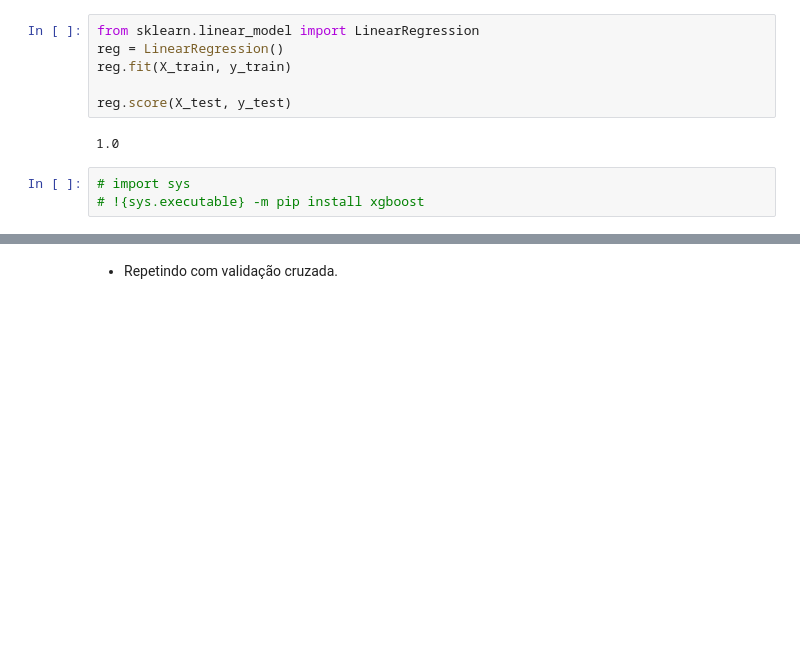
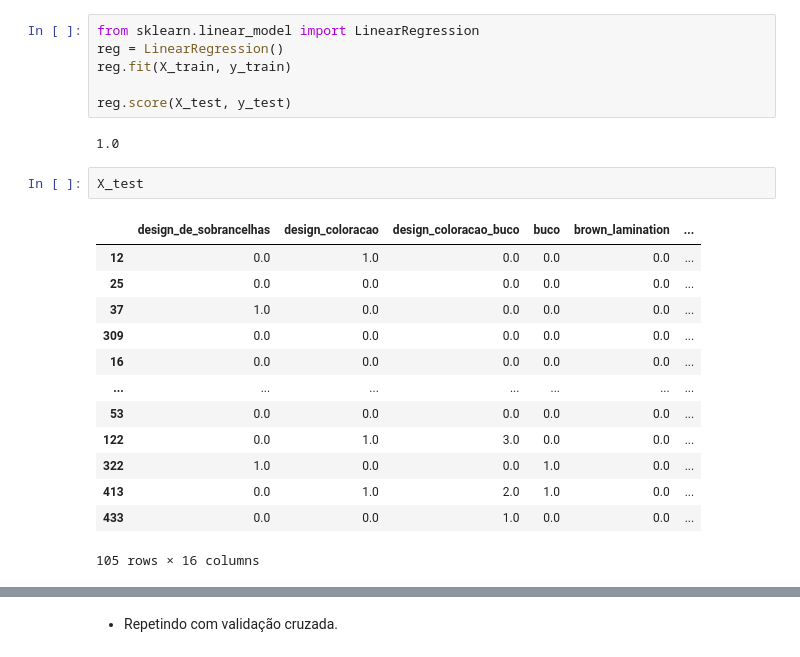
Before and after one commit to robertferro/previsao_faturamento_studio_estetica, a Jupyter notebook: coleta-manipulacao-de-dados.ipynb, the cells around one changed output, grey strips where cells are left out. Drawn from its saved outputs; the diff is of its cells as text; blank space fills up the shorter version.

```diff
--- a/coleta-manipulacao-de-dados.ipynb
+++ b/coleta-manipulacao-de-dados.ipynb
@@ -392,9 +429,22 @@ reg.fit(X_train, y_train)
 reg.score(X_test, y_test)
 # %% [output]
 1.0
-# %%
-# import sys
-# !{sys.executable} -m pip install xgboost
+# %%
+X_test
+# %% [output]
+|  | design_de_sobrancelhas | design_coloracao | design_coloracao_buco | buco | brown_lamination | ... |
+| 12 | 0.0 | 1.0 | 0.0 | 0.0 | 0.0 | ... |
+| 25 | 0.0 | 0.0 | 0.0 | 0.0 | 0.0 | ... |
+| 37 | 1.0 | 0.0 | 0.0 | 0.0 | 0.0 | ... |
+| 309 | 0.0 | 0.0 | 0.0 | 0.0 | 0.0 | ... |
+| 16 | 0.0 | 0.0 | 0.0 | 0.0 | 0.0 | ... |
+| ... | ... | ... | ... | ... | ... | ... |
+| 53 | 0.0 | 0.0 | 0.0 | 0.0 | 0.0 | ... |
+| 122 | 0.0 | 1.0 | 3.0 | 0.0 | 0.0 | ... |
+| 322 | 1.0 | 0.0 | 0.0 | 1.0 | 0.0 | ... |
+| 413 | 0.0 | 1.0 | 2.0 | 1.0 | 0.0 | ... |
+| 433 | 0.0 | 0.0 | 1.0 | 0.0 | 0.0 | ... |
+105 rows × 16 columns
 # %%
 from sklearn.tree import DecisionTreeRegressor
 from sklearn.ensemble import RandomForestRegressor
```
Also changed, not shown: parts of 9 cells of this notebook.
